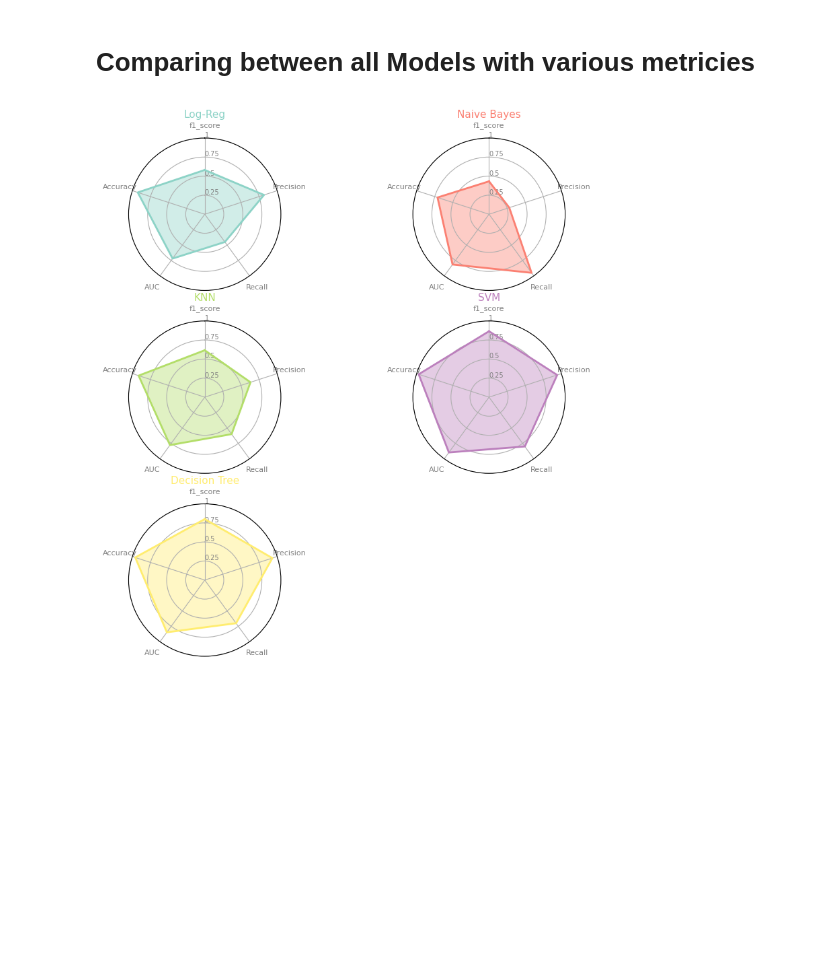
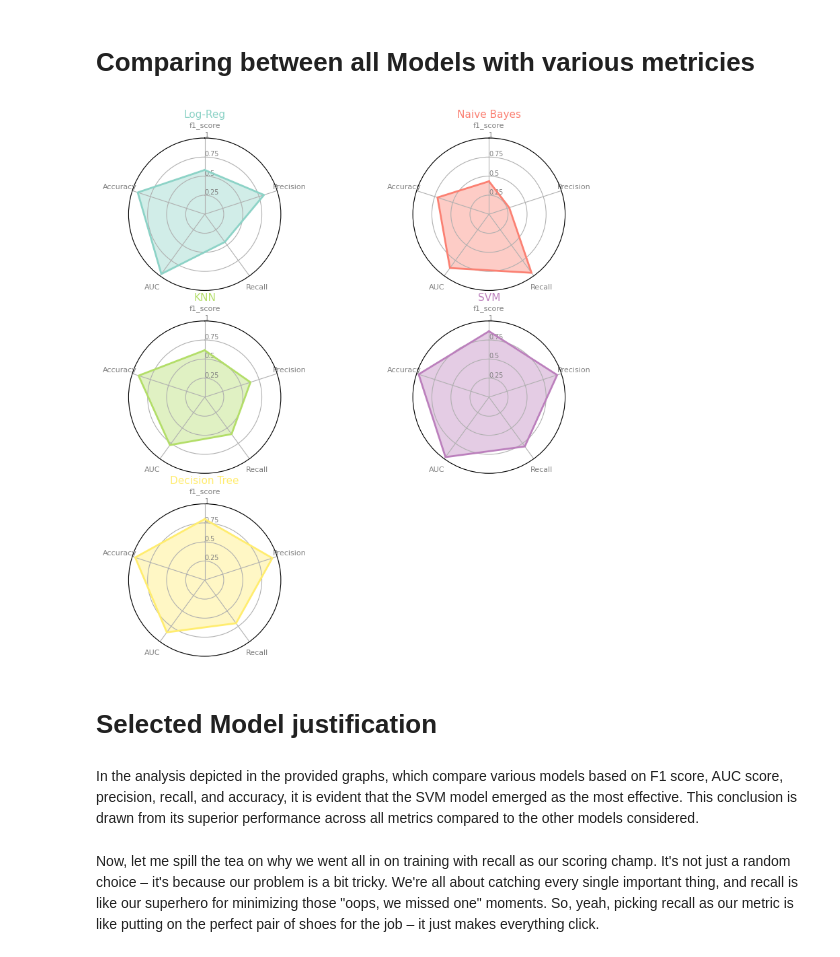
Before and after one commit to Heba2h/COVID-19-Outcome-Prediction, a Jupyter notebook: logistic_KNN_naive_SVM_DT.ipynb, the cells around one changed output. Saved outputs shown, nothing was run; the diff lists cells and outputs as text; code cells hidden in the pictures; blank space fills up the shorter version.

Commit message:
update & Selected Model and Justification

```diff
--- a/logistic_KNN_naive_SVM_DT.ipynb
+++ b/logistic_KNN_naive_SVM_DT.ipynb
@@ -423,7 +418,6 @@ def make_spider(row, title, color):
 # %%
 # Libraries
 from math import pi
-from sklearn.metrics import roc_auc_score
 # Set data
 df = pd.DataFrame( {
     'group': ['Log-Reg', 'Naive Bayes', 'KNN'],
@@ -433,8 +427,8 @@ df = pd.DataFrame( {
                    precision_score(y_test, ypred_KNN)],
     'Recall': [recall_score(y_test, ypred_logreg),  recall_score(y_test, y_pred_naive),\
                 recall_score(y_test, ypred_KNN)],
-    'AUC': [roc_auc_score(y_test, ypred_logreg),  roc_auc_score(y_test, y_pred_naive), \
-             roc_auc_score(y_test, ypred_KNN)],
+    'AUC': [roc_auc_score(y_test, y_pred_prob_log),  roc_auc_score(y_test, y_pred_prob_naive), \
+             roc_auc_score(y_test, y_pred_KNN_prob)],
     'Accuracy':  [accuracy_score(y_test, ypred_logreg ),  accuracy_score(y_test, y_pred_naive), \
                    accuracy_score(y_test, ypred_KNN)]
 })
@@ -665,39 +659,42 @@ plt.show()
 # %% [markdown]
 # Comparing between all Models with various metricies
 # %%
-# Libraries
-from math import pi
-from sklearn.metrics import roc_auc_score
 # Set data
 df = pd.DataFrame( {
     'group': ['Log-Reg', 'Naive Bayes', 'KNN',"SVM",'Decision Tree'],
     'f1_score': [f1_score(y_test, ypred_logreg),  f1_score(y_test, y_pred_naive),\
                  f1_score(y_test, ypred_KNN),f1_score(y_test, y_pred_svm),\
                  f1_score(y_test, y_pred_Decision_Tree)],
     'Precision': [precision_score(y_test, ypred_logreg),  precision_score(y_test, y_pred_naive),\
                   precision_score(y_test, ypred_KNN),precision_score(y_test, y_pred_svm),\
                   precision_score(y_test, y_pred_Decision_Tree)],
     'Recall':   [recall_score(y_test, ypred_logreg),  recall_score(y_test, y_pred_naive),\
                 recall_score(y_test, ypred_KNN),recall_score(y_test, y_pred_svm),\
                 recall_score(y_test, y_pred_Decision_Tree)],
-    'AUC': [roc_auc_score(y_test, ypred_logreg),  roc_auc_score(y_test, y_pred_naive), \
-             roc_auc_score(y_test, ypred_KNN), roc_auc_score(y_test, y_pred_svm),\
-                 roc_auc_score(y_test, y_pred_Decision_Tree)],
+    'AUC': [roc_auc_score(y_test, y_pred_prob_log),  roc_auc_score(y_test, y_pred_prob_naive), \
+             roc_auc_score(y_test, y_pred_KNN_prob), roc_auc_score(y_test, y_pred_svm_prob),\
+                 roc_auc_score(y_test, y_pred_prob_Decision_Tree)],
     'Accuracy':  [accuracy_score(y_test, ypred_logreg ),  accuracy_score(y_test, y_pred_naive), \
                    accuracy_score(y_test, ypred_KNN),accuracy_score(y_test, y_pred_svm), \
                     accuracy_score(y_test, y_pred_Decision_Tree) ]
 })
 
 # PART 2: Apply the function to all individuals
 # initialize the figure
 my_dpi = 100
 plt.figure(figsize=(1000/my_dpi, 1000/my_dpi), dpi=my_dpi)
 
 # Create a color palette:
 my_palette = plt.cm.get_cmap("Set3", len(df.index))
 
 # Loop to plot
 for row in range(0, len(df.index)):
     make_spider(row=row, title=df['group'][row], color=my_palette(row))
 # %% [output]
-[figure, old version]
+[figure, new version]
+# %% [markdown]
+# Selected Model justification
+# %% [markdown]
+In the analysis depicted in the provided graphs, which compare various models based on F1 score, AUC score, precision, recall, and accuracy, it is evident that the SVM model emerged as the most effective. This conclusion is drawn from its superior performance across all metrics compared to the other models considered.
+# %% [markdown]
+Now, let me spill the tea on why we went all in on training with recall as our scoring champ. It's not just a random choice – it's because our problem is a bit tricky. We're all about catching every single important thing, and recall is like our superhero for minimizing those "oops, we missed one" moments. So, yeah, picking recall as our metric is like putting on the perfect pair of shoes for the job – it just makes everything click.
```
Also changed, not shown: parts of 14 cells of this notebook, 1 other file.
